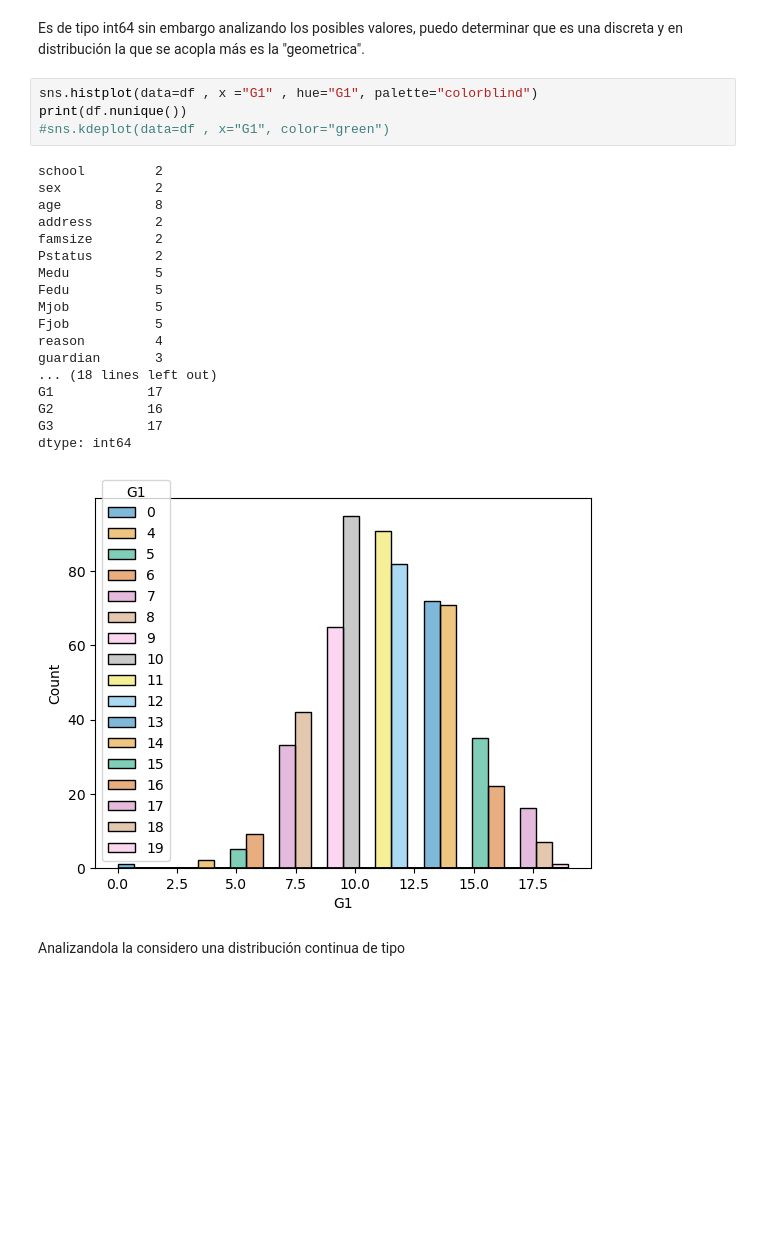
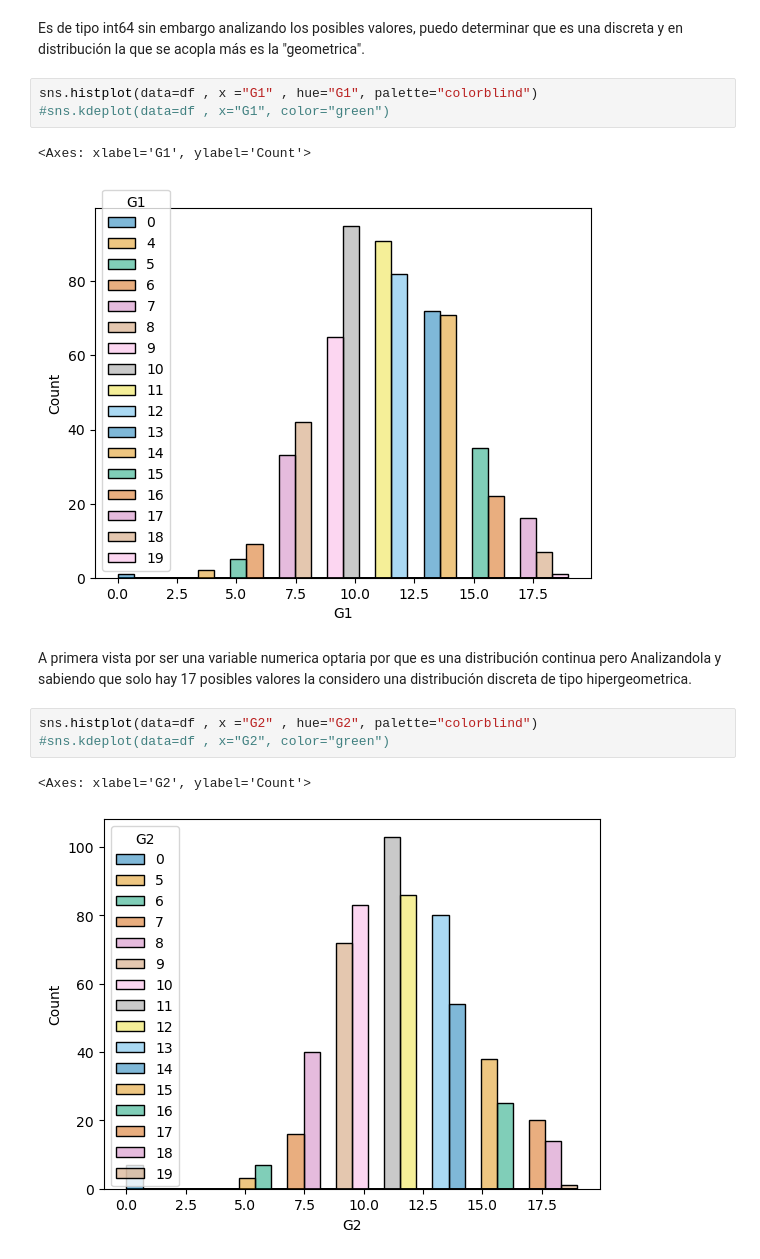
Before and after one commit to alan19720/actividad3, a Jupyter notebook: Actividad3.ipynb, the cells around one changed output. Cells and saved outputs as stored; diff of their text form; blank space fills up the shorter version.

```diff
--- a/Actividad3.ipynb
+++ b/Actividad3.ipynb
@@ -64,26 +64,16 @@ sns.histplot(data=df , x ="failures" , hue="failures", palette="colorblind")
 Es de tipo int64 sin embargo analizando los posibles valores, puedo determinar que es una discreta y en distribución la que se acopla más es la "geometrica".
 # %%
 sns.histplot(data=df , x ="G1" , hue="G1", palette="colorblind")
-print(df.nunique())
 #sns.kdeplot(data=df , x="G1", color="green")
 # %% [output]
-school         2
-sex            2
-age            8
-address        2
-famsize        2
-Pstatus        2
-Medu           5
-Fedu           5
-Mjob           5
-Fjob           5
-reason         4
-guardian       3
-... (18 lines left out)
-G1            17
-G2            16
-G3            17
-dtype: int64
+<Axes: xlabel='G1', ylabel='Count'>
 [figure]
 # %% [markdown]
-Analizandola la considero una distribución continua de tipo
+A primera vista por ser una variable numerica optaria por que es una distribución continua pero
+Analizandola y sabiendo que solo hay 17 posibles valores la considero una distribución discreta de tipo hipergeometrica.
+# %%
+sns.histplot(data=df , x ="G2" , hue="G2", palette="colorblind")
+#sns.kdeplot(data=df , x="G2", color="green")
+# %% [output]
+<Axes: xlabel='G2', ylabel='Count'>
+[figure, added]
```
Also changed, not shown: parts of 10 cells of this notebook.
